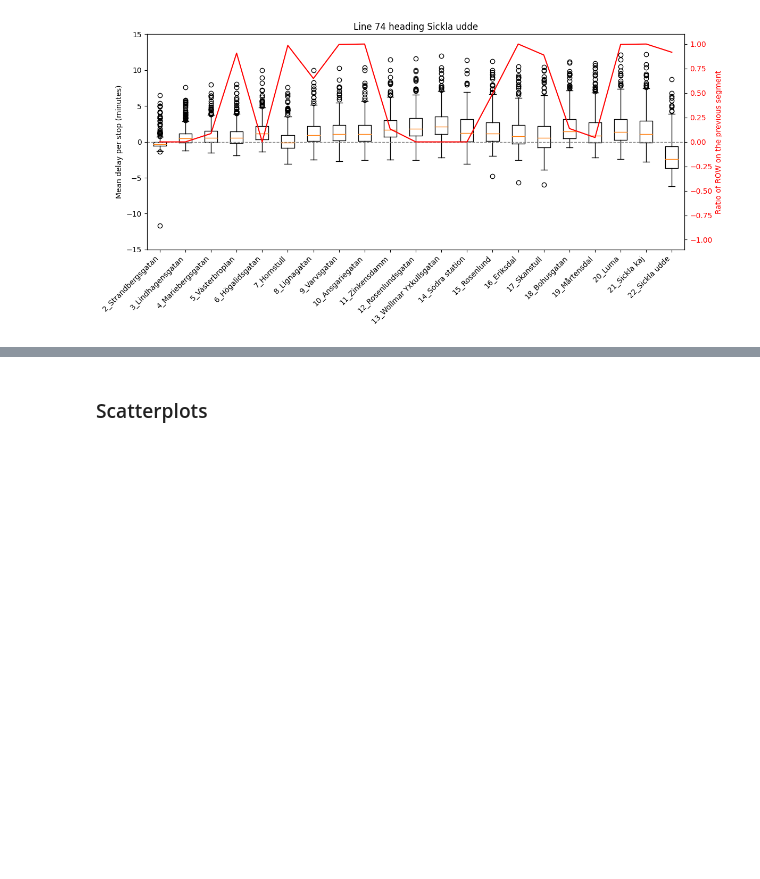
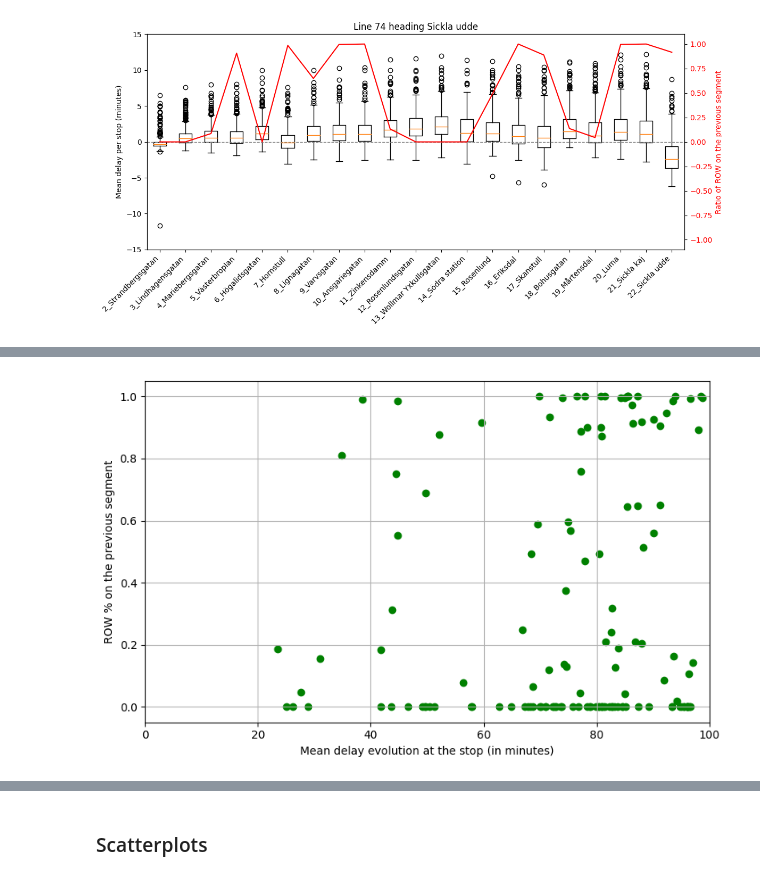
Before and after one commit to jesus-martinez02/PT-Project, a Jupyter notebook: Public_transport_clean.ipynb, the cells around one changed output, grey strips where cells are left out. Drawn from its saved outputs; the diff is of its cells as text; code cells hidden in the pictures; blank space fills up the shorter version.

```diff
--- a/Public_transport_clean.ipynb
+++ b/Public_transport_clean.ipynb
@@ -167,7 +174,7 @@ df_merged=df_merged[['trip_id', 'start_date',
        'shape_dist_traveled', 'stop_name',
        'arrival_delay_minutes', 'dwell_time', 'delays_evolution_minutes',
        'dwell_time_secs', 'peak_hour','route_short_name_y', 'destination',
-       'stop_sequence_real_y', 'percentage',
+       'stop_sequence_real_y', 'percentage','punctual',
        'stop_prout']]
 # %% [markdown]
 ## Correlations
@@ -294,3 +301,31 @@ for key in performances_per_lines.keys():
 [figure]
 [figure]
 [figure]
+# %%
+
+def iqr(x):
+    return x.quantile(0.75) - x.quantile(0.25)
+
+df_merged_punctuality = df_merged.groupby(
+    ['route_short_name_x', 'stop_headsign', 'stop_sequence_real_x']
+).agg({
+    'punctual': ['sum', 'count'],
+    'percentage': 'first',
+    'stop_name': 'first',
+    'delays_evolution_minutes' : 'mean',
+    'dwell_time_secs' : 'mean',
+    'arrival_delay_minutes': ['mean', 'median', lambda x: x.quantile(0.25), lambda x: x.quantile(0.75), iqr, lambda x: x.abs().mean()]
+})
+
+df_merged_punctuality.columns = [
+    'punctual_sum', 'count', 'percentage', 'stop_name','delays_evolution_minutes' ,  'mean_dwell_time_secs',
+    'mean_arrival_delay', 'median_arrival_delay',
+    'Q1_arrival_delay', 'Q3_arrival_delay',
+    'IQR_arrival_delay', 'abs_mean_arrival_delay'
+]
+
+
+df_merged_punctuality['on_time_percentage'] = 100 * df_merged_punctuality['punctual_sum'] / df_merged_punctuality['count']
+
+
+df_merged_punctuality = df_merged_punctuality.reset_index()
@@ -296,0 +367,11 @@ for key in performances_per_lines.keys():
+# %%
+plt.figure(figsize=(8, 5))
+plt.xlim(0,100)
+plt.scatter(df_merged_punctuality['on_time_percentage'], df_merged_punctuality['percentage'],  color='green')
+plt.ylabel('ROW % on the previous segment')
+plt.xlabel('Mean delay evolution at the stop (in minutes)')
+plt.grid(True)
+plt.tight_layout()
+plt.show()
+# %% [output]
+[figure, added]
```
Also changed, not shown: parts of 9 cells of this notebook.
